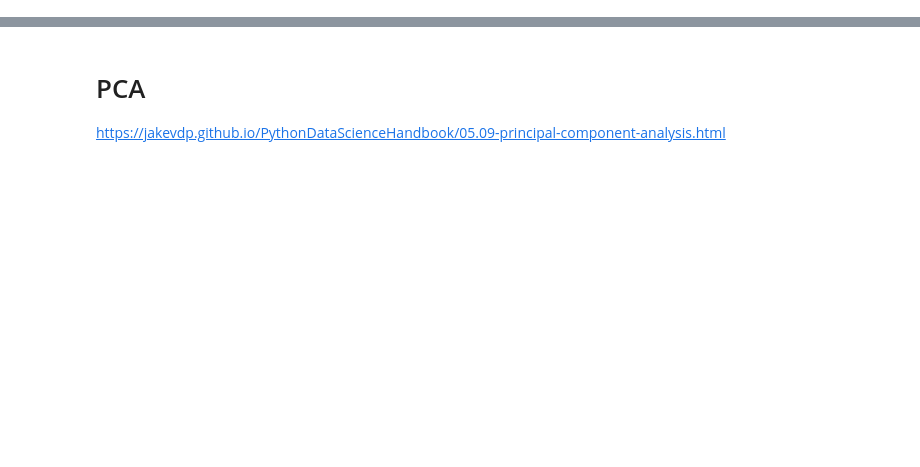
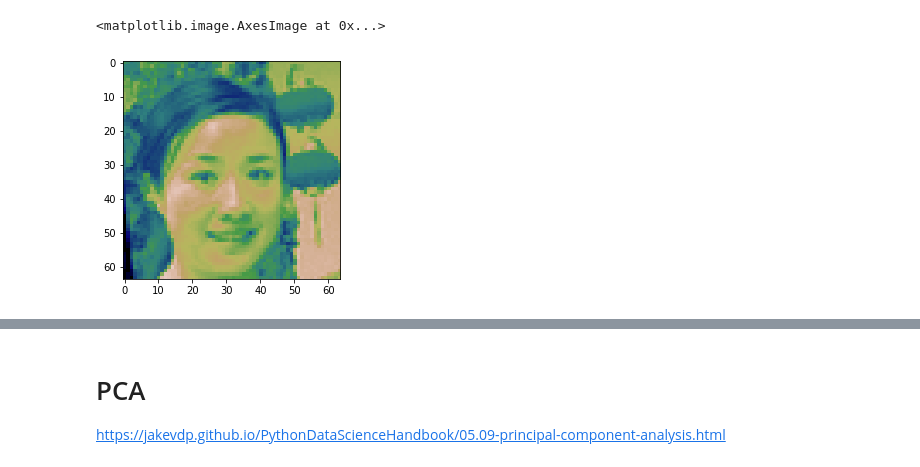
Before and after one commit to 104corp/Face-Recognition, a Jupyter notebook: Colab_NoteBooks/SVM.ipynb, the cells around one changed output, grey strips where cells are left out. Cells and saved outputs as stored; diff of their text form; code cells hidden in the pictures; blank space fills up the shorter version.

```diff
--- a/Colab_NoteBooks/SVM.ipynb
+++ b/Colab_NoteBooks/SVM.ipynb
@@ -113,0 +102,6 @@ print(trainFaces)
+# %%
+im = plotImgFromVector(standardized_img_data[2], 64, 64)
+plt.imshow(im)
+# %% [output]
+<matplotlib.image.AxesImage at 0x...>
+[figure, added]
```
Also changed, not shown: parts of 28 cells of this notebook.
